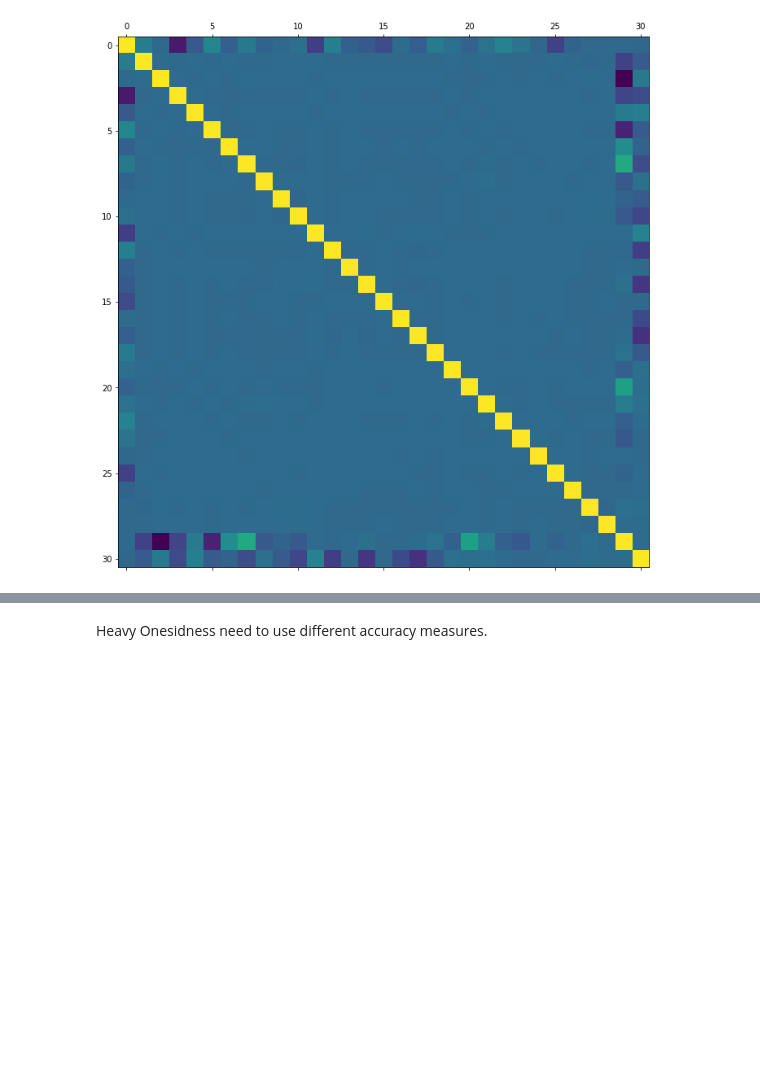
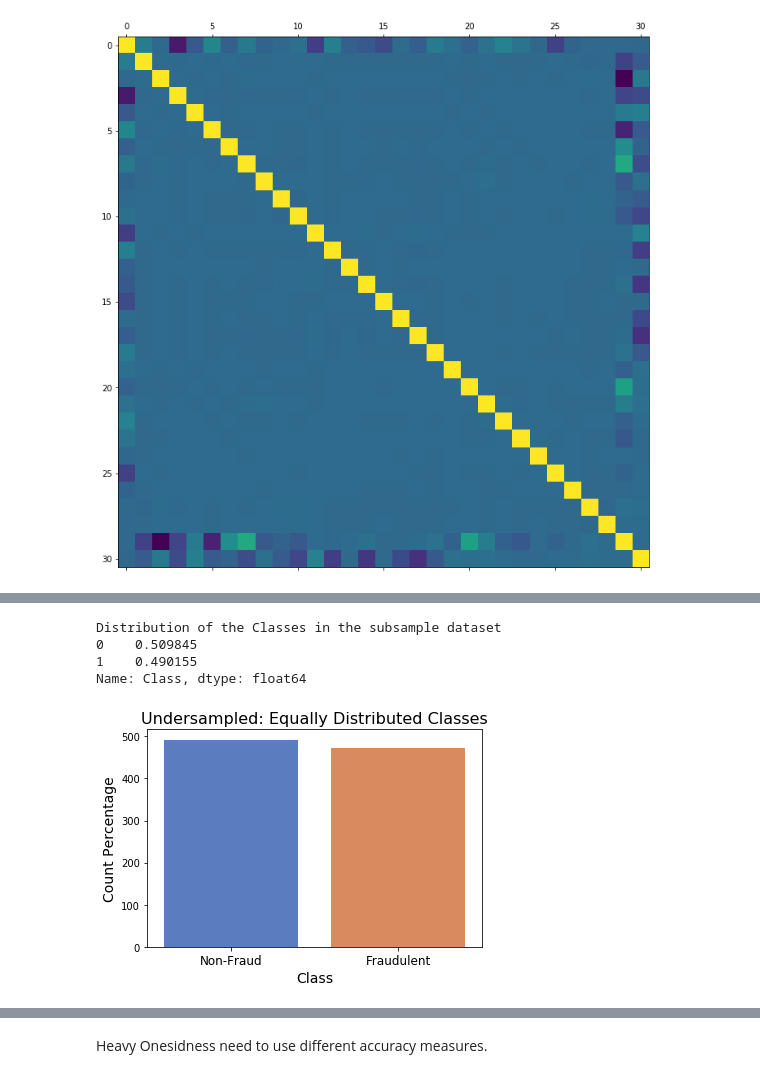
Before and after one commit to marekbrzo/creditCardFraudulent, a Jupyter notebook: projectMain.ipynb, the cells around one changed output, grey strips where cells are left out. Saved outputs shown, nothing was run; the diff lists cells and outputs as text; code cells hidden in the pictures; blank space fills up the shorter version.

```diff
--- a/projectMain.ipynb
+++ b/projectMain.ipynb
@@ -99,0 +177,31 @@ plot_corr(data)
+# %%
+# Method to undersample
+data_under = data.sample(frac=1)
+
+# amount of fraud classes 492 rows.
+fraud_data = data_under.loc[data['Class'] == 1]
+non_fraud_data = data_under.loc[data['Class'] == 0][:492]#[:492]
+
+normal_distributed_data = pd.concat([fraud_data, non_fraud_data])
+
+# Shuffle dataframe rows
+new_data = normal_distributed_data.sample(frac=1, random_state=42)
+
+
+print('Distribution of the Classes in the subsample dataset')
+print(new_data['Class'].value_counts()/len(new_data))
+
+
+sns.countplot('Class', data=new_data, palette='muted')
+plt.title('Undersampled: Equally Distributed Classes', fontsize=16)
+plt.xticks([0,1],['Non-Fraud','Fraudulent'],fontsize=12)
+plt.xlabel('Class',fontsize=14)
+plt.ylabel('Count Percentage',fontsize=14)
+
+plt.show()
+# %% [output]
+Distribution of the Classes in the subsample dataset
+0    0.509845
+1    0.490155
+Name: Class, dtype: float64
+[figure, added]
```
Also changed, not shown: parts of 24 cells of this notebook.
